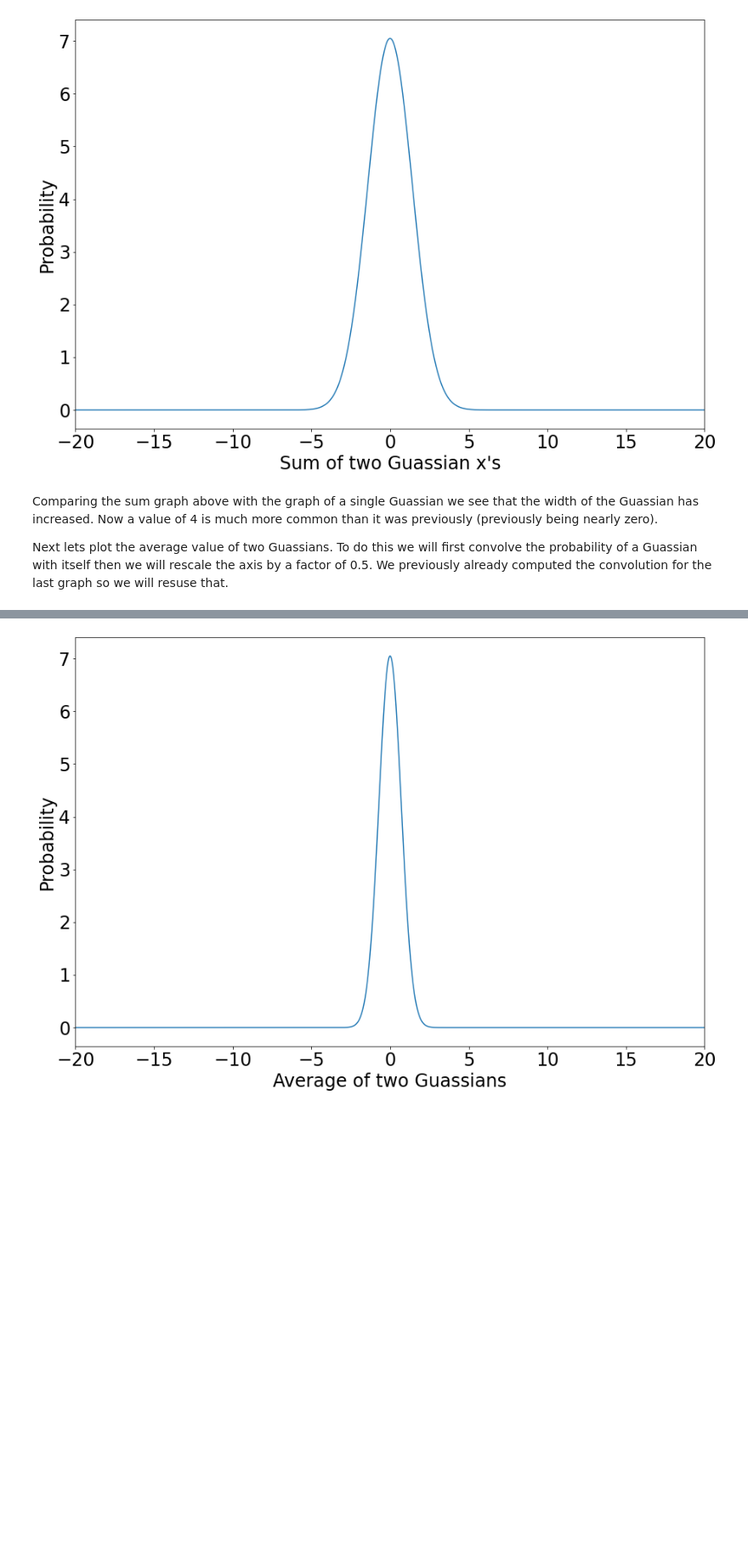
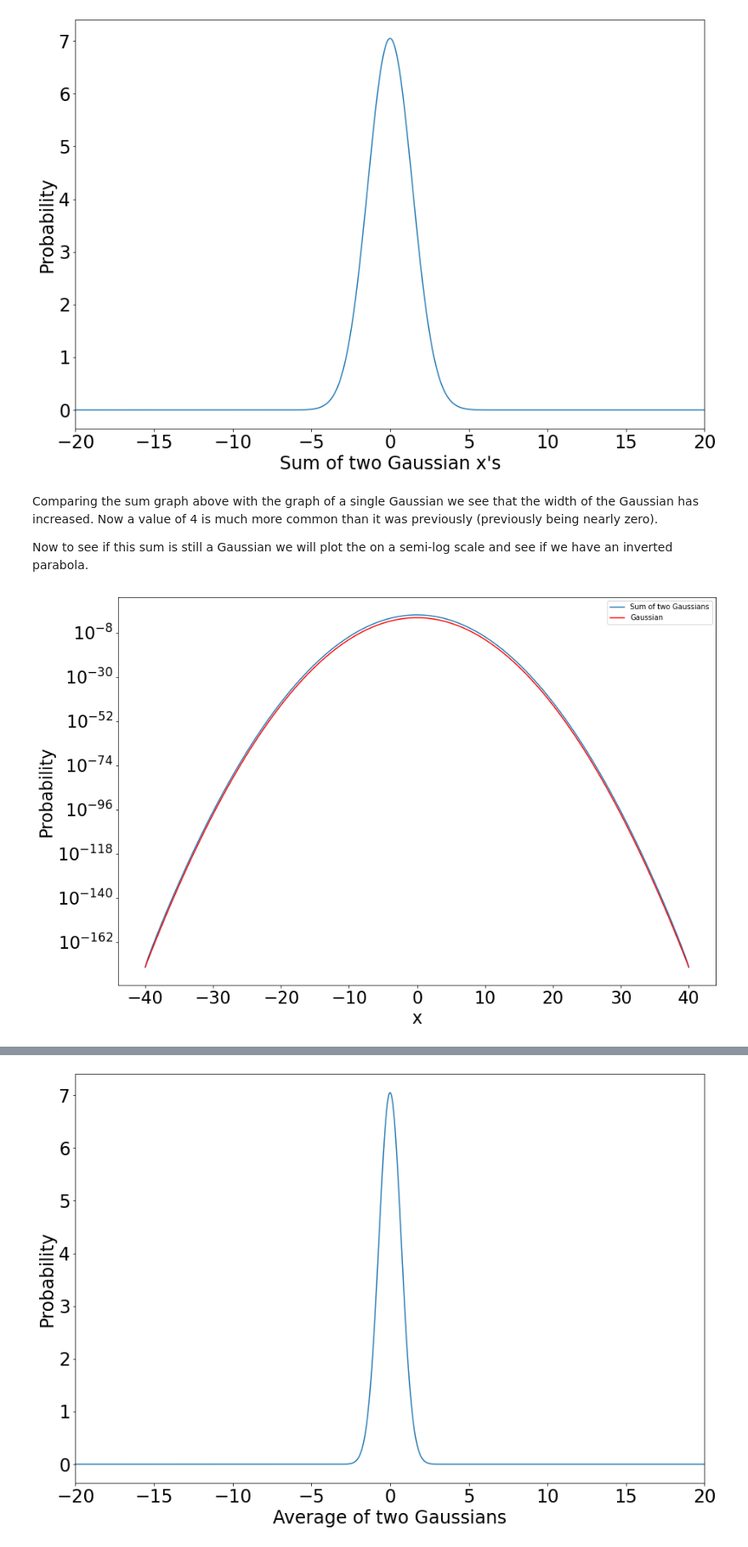
Before and after one commit to williamdolsen/phys434-21au, a Jupyter notebook: homework/hw2/homework2.ipynb, the cells around one changed output, grey strips where cells are left out. Shown at 85% size. Saved outputs shown, nothing was run; the diff lists cells and outputs as text; code cells hidden in the pictures; blank space fills up the shorter version.

```diff
--- a/homework/hw2/homework2.ipynb
+++ b/homework/hw2/homework2.ipynb
@@ -156,7 +156,7 @@ Let us first visualize the basic normal Guassian that we will be convolving with
 # %%
 x_fine = np.linspace(-20, 20, 1000)
-guas_probabilities = stats.norm.pdf(x_fine, loc=0, scale=1)
-plt.plot(x_fine, guas_probabilities)
+gaus_probabilities = stats.norm.pdf(x_fine, loc=0, scale=1)
+plt.plot(x_fine, gaus_probabilities)
 plt.tick_params(labelsize=24)
 plt.xlabel("x", fontdict={'size':24})
 plt.ylabel("Probability", fontdict={'size':24})
@@ -170,16 +170,31 @@ Note we will also zoom in to -20 to 20 to get a better, and more comparable, gra
 # %%
-gaus_probabilities_convolved = np.convolve(guas_probabilities, guas_probabilities)
+gaus_probabilities_convolved = np.convolve(gaus_probabilities, gaus_probabilities)
 x_fine_convolved = np.linspace(-40, 40, len(gaus_probabilities_convolved))
 
 plt.plot(x_fine_convolved, gaus_probabilities_convolved)
 plt.tick_params(labelsize=24)
-plt.xlabel("Sum of two Guassian x's", fontdict={'size':24})
+plt.xlabel("Sum of two Gaussian x's", fontdict={'size':24})
 plt.ylabel("Probability", fontdict={'size':24})
 plt.xlim(-20, 20)
 plt.show()
 # %% [output]
 [figure]
 # %% [markdown]
-Comparing the sum graph above with the graph of a single Guassian we see that the width of the Guassian has increased.  Now a value of 4 is much more common than it was previously (previously being nearly zero).
+Comparing the sum graph above with the graph of a single Gaussian we see that the width of the Gaussian has increased.  Now a value of 4 is much more common than it was previously (previously being nearly zero).
 
-Next lets plot the average value of two Guassians.  To do this we will first convolve the probability of a Guassian with itself then we will rescale the axis by a factor of 0.5.  We previously already computed the convolution for the last graph so we will resuse that.
+Now to see if this sum is still a Gaussian we will plot the on a semi-log scale and see if we have an inverted parabola.
+# %%
+plt.plot(x_fine_convolved, gaus_probabilities_convolved, label='Sum of two Gaussians')
+plt.yscale('log')
+plt.tick_params(labelsize=24)
+plt.xlabel("x", fontdict={'size':24})
+plt.ylabel("Probability", fontdict={'size':24})
+
+x_guas = np.linspace(-40, 40, 1000)
+y_guas = stats.norm.pdf(x_guas, loc=0, scale=math.sqrt(2))
+plt.plot(x_guas, y_guas, 'r', label="Gaussian")
+plt.legend()
+
+plt.show()
+# %% [output]
+[figure, added]
```
Also changed, not shown: parts of 15 cells of this notebook.
